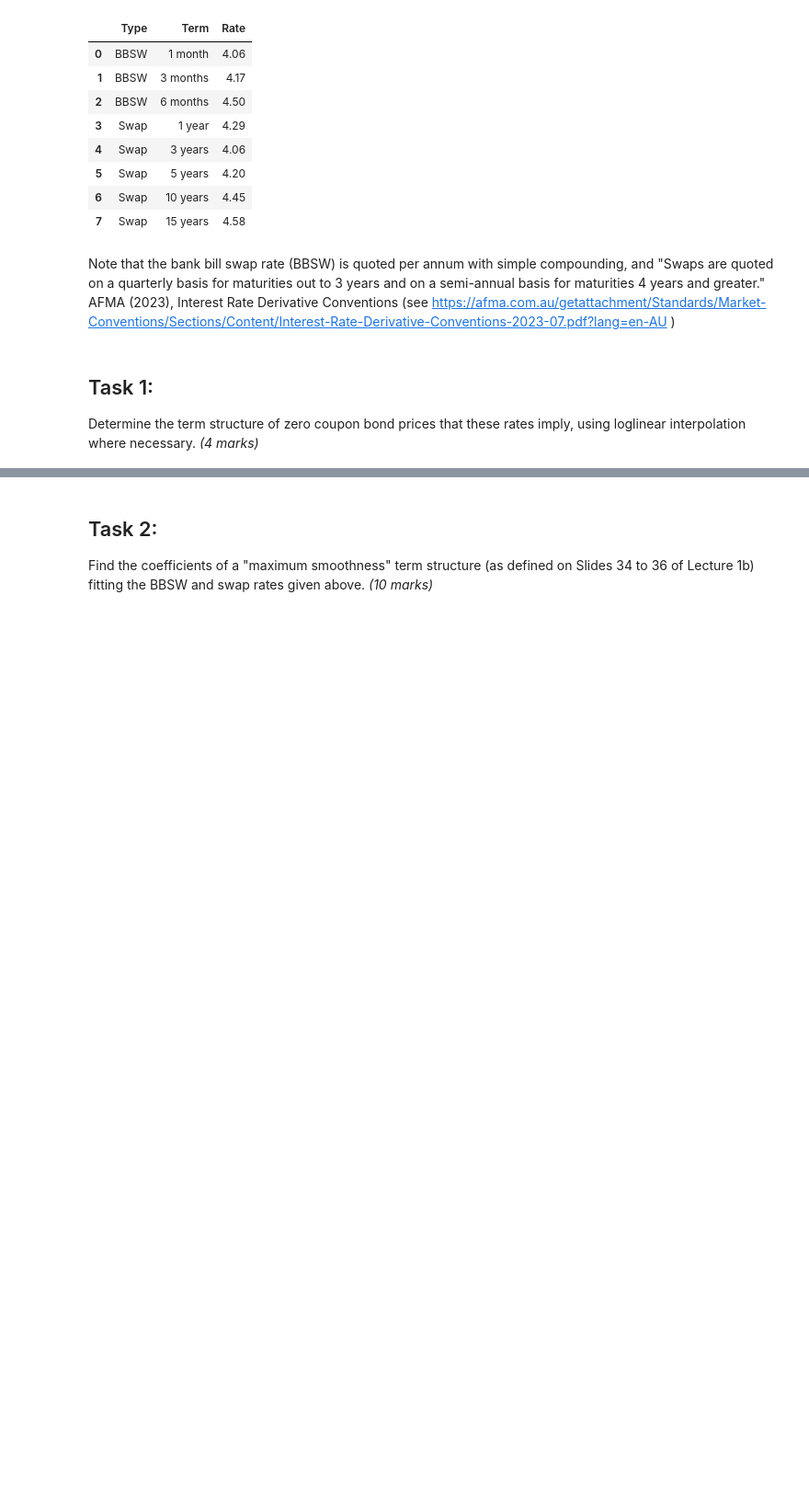
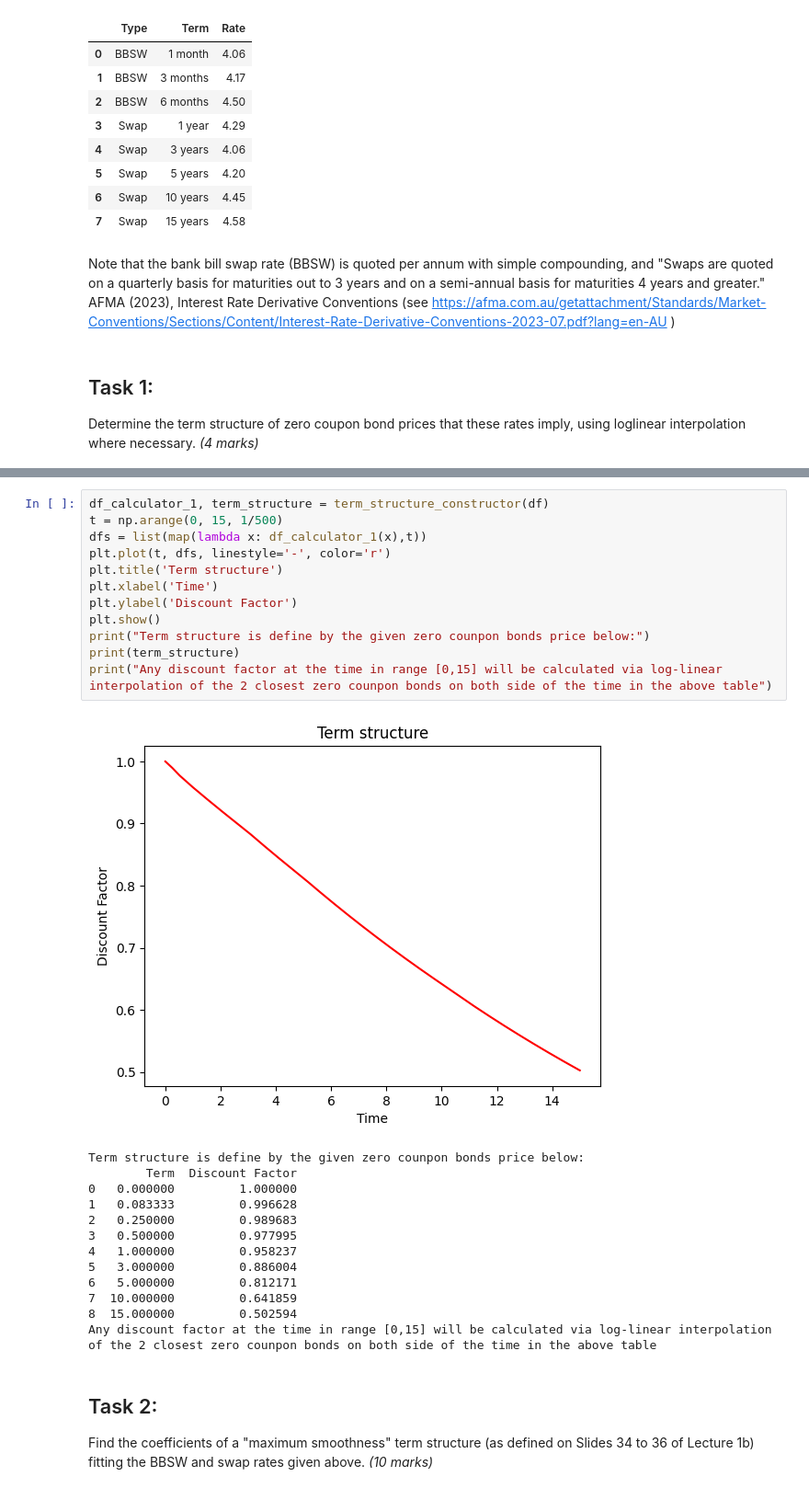
Before and after one commit to Thaigithub/UTS_IRCRM_Assignment_1, a Jupyter notebook: 2024AssignmentPart1.ipynb, the cells around one changed output, grey strips where cells are left out. Shown: that part at 92% size. Saved outputs shown, nothing was run; the diff lists cells and outputs as text; blank space fills up the shorter version.

```diff
--- a/2024AssignmentPart1.ipynb
+++ b/2024AssignmentPart1.ipynb
@@ -37,3 +98,29 @@ Determine the term structure of zero coupon bond prices that these rates imply,
+# %%
+df_calculator_1, term_structure = term_structure_constructor(df)
+t = np.arange(0, 15, 1/500)
+dfs = list(map(lambda x: df_calculator_1(x),t))
+plt.plot(t, dfs, linestyle='-', color='r')
+plt.title('Term structure')
+plt.xlabel('Time')
+plt.ylabel('Discount Factor')
+plt.show()
+print("Term structure is define by the given zero counpon bonds price below:")
+print(term_structure)
+print("Any discount factor at the time in range [0,15] will be calculated via log-linear interpolation of the 2 closest zero counpon bonds on both side of the time in the above table")
+# %% [output]
+[figure, added]
+Term structure is define by the given zero counpon bonds price below:
+        Term  Discount Factor
+0   0.000000         1.000000
+1   0.083333         0.996628
+2   0.250000         0.989683
+3   0.500000         0.977995
+4   1.000000         0.958237
+5   3.000000         0.886004
+6   5.000000         0.812171
+7  10.000000         0.641859
+8  15.000000         0.502594
+Any discount factor at the time in range [0,15] will be calculated via log-linear interpolation of the 2 closest zero counpon bonds on both side of the time in the above table
 # %% [markdown]
 <H2>Task 2:</H2>
 Find the coefficients of a "maximum smoothness" term structure (as defined on Slides 34 to 36 of Lecture 1b) fitting the BBSW and swap rates given above. <I>(10 marks)</I>
```
Also changed, not shown: parts of 8 cells of this notebook.
